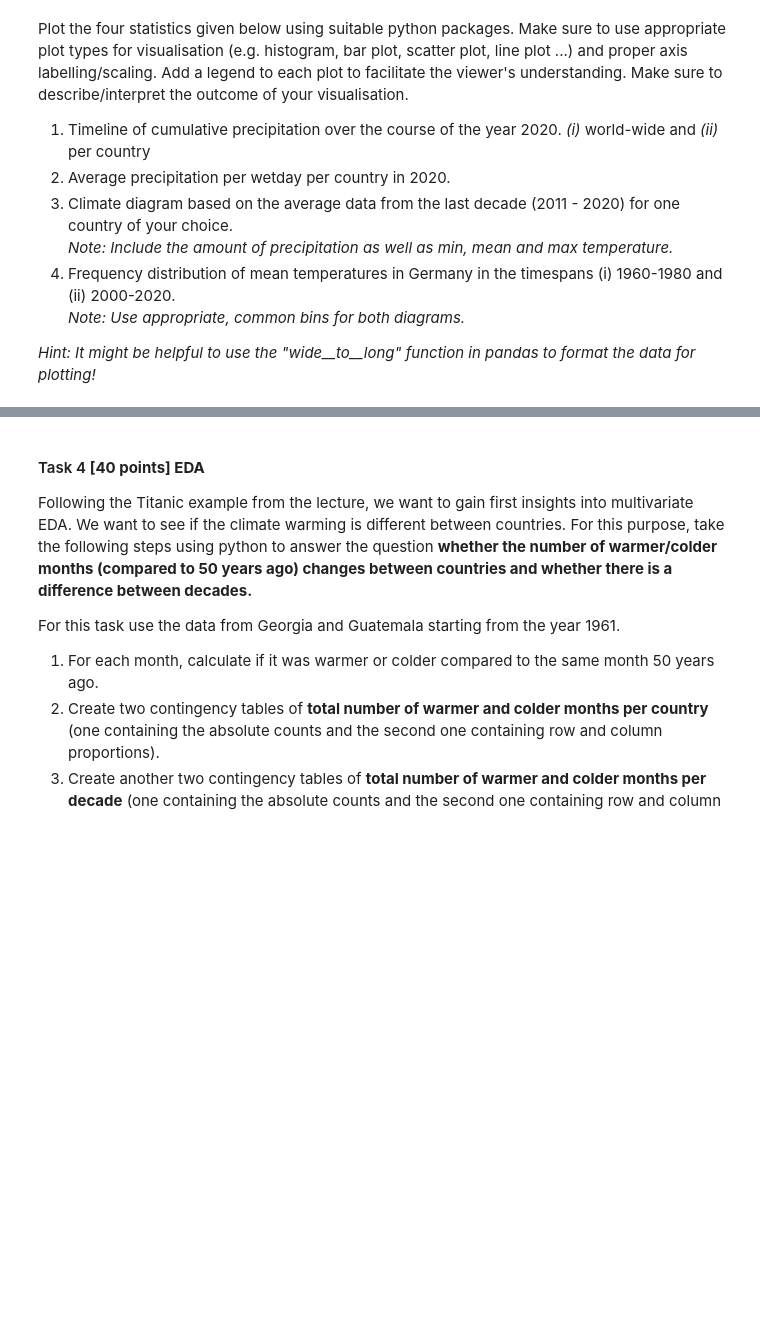
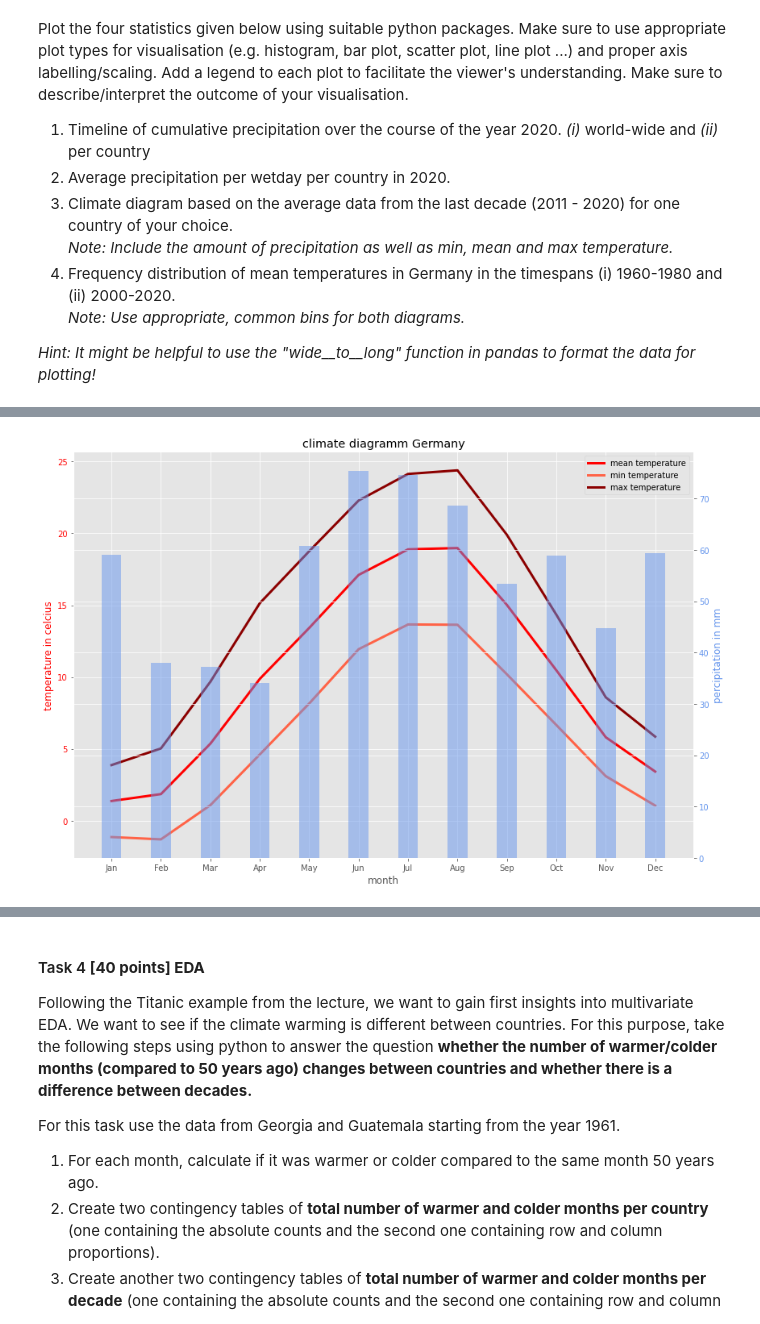
Before and after one commit to alschiessl/ResearchMethods, a Jupyter notebook: 21_RM_A02_Group.ipynb, the cells around one changed output, grey strips where cells are left out. Cells and saved outputs as stored; diff of their text form; code cells hidden in the pictures; blank space fills up the shorter version.

```diff
--- a/21_RM_A02_Group.ipynb
+++ b/21_RM_A02_Group.ipynb
@@ -191,0 +160,37 @@ between 2000 and 2020 have been warmer. Yearly averages of up to 11 degrees Cels
+# %%
+#### third taks ####
+
+# setup plot
+fig, axs = plt.subplots(1, 1, figsize=(12, 8))
+
+# filtering the dataframe
+df_germany_last_decade = cru_df.query('YEAR > 2010 and COUNTRY == "GERMANY"')
+
+# getting all lists to plot
+temp = df_germany_last_decade[cru_df.columns[2:14]].mean().values.flatten().tolist()
+temp_min = df_germany_last_decade[cru_df.columns[18:30]].mean().values.flatten().tolist()
+temp_max = df_germany_last_decade[cru_df.columns[34:46]].mean().values.flatten().tolist()
+precip = df_germany_last_decade[cru_df.columns[66:78]].mean().values.flatten().tolist()
+
+# setting up the diagramm
+axs.set_title("climate diagramm Germany")
+axs.set_xlabel("month")
+axs.set_xticks(range(12))
+axs.set_xticklabels(months)
+axs.set_ylabel("temperature in celcius", color='red')
+axs.tick_params(axis='y', labelcolor='red')
+axs_twin = axs.twinx()
+axs_twin.set_ylabel("percipitation in mm", color='cornflowerblue')
+axs_twin.tick_params(axis='y', labelcolor='cornflowerblue')
+
+# plotting all data
+axs.plot(range(12), temp, color='red', label="mean temperature", linewidth=3.0)
+axs.plot(range(12), temp_min, color='tomato', label="min temperature", linewidth=3.0)
+axs.plot(range(12), temp_max, color='darkred', label="max temperature", linewidth=3.0)
+axs_twin.bar(range(12), height = precip, width = 0.4, color='cornflowerblue', alpha=0.5)
+axs.legend()
+
+fig.tight_layout()
+plt.show()
+# %% [output]
+[figure, added]
```
Also changed, not shown: parts of 4 cells of this notebook.
